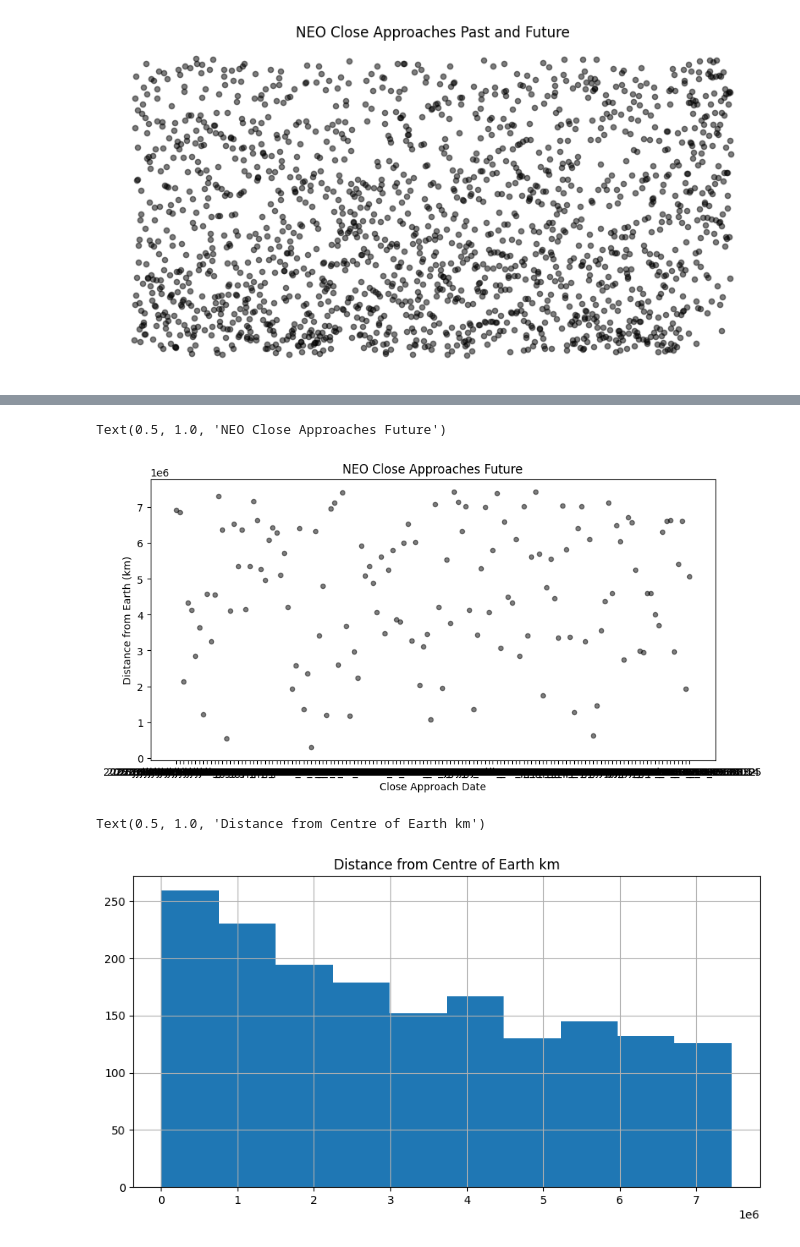
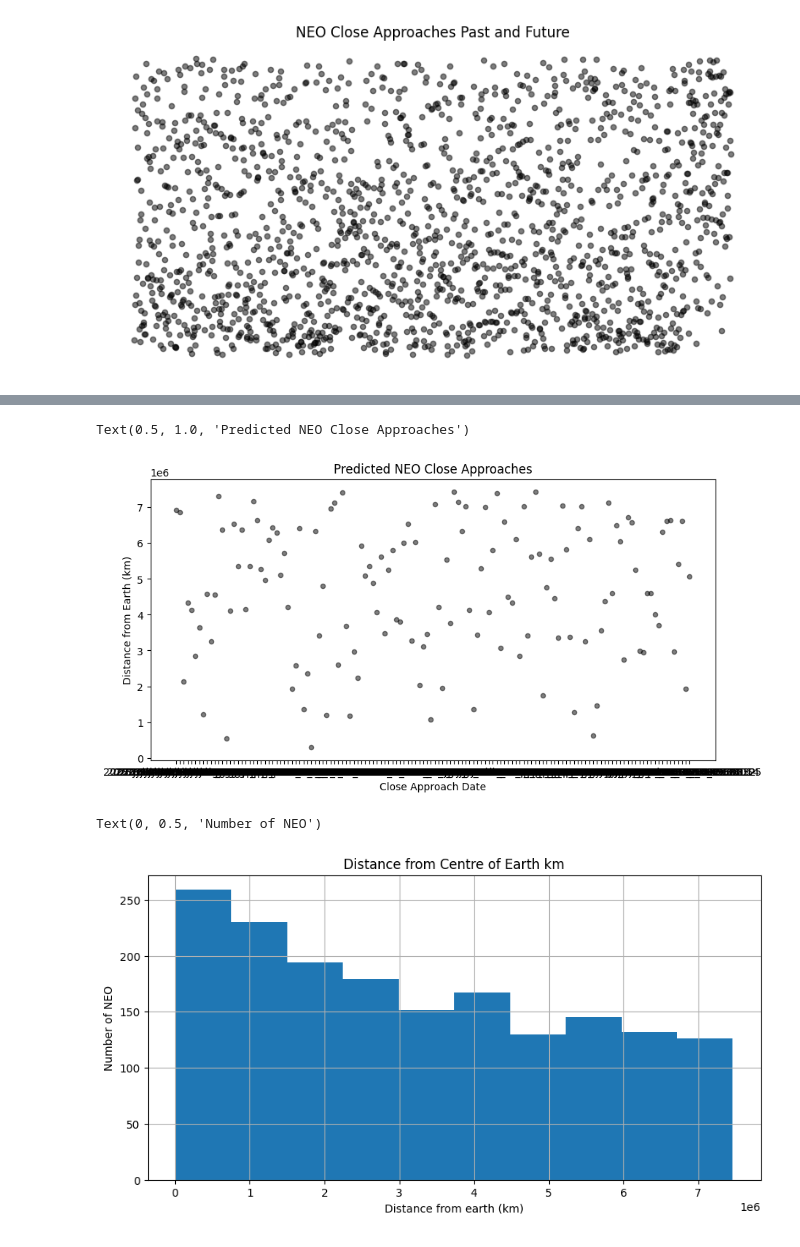
Before and after one commit to Soph-Baker/Data, a Jupyter notebook: NEO_Earth_Close_Approaches.ipynb, the cells around one changed output, grey strips where cells are left out. Saved outputs shown, nothing was run; the diff lists cells and outputs as text; code cells hidden in the pictures.

```diff
--- a/NEO_Earth_Close_Approaches.ipynb
+++ b/NEO_Earth_Close_Approaches.ipynb
@@ -86,14 +131,16 @@ plt.title('NEO Close Approaches Past')
 # %%
 NEO_future_data.plot(kind='scatter', x='Close_Approach_CA_Date', y='CA_Distance_Nominal_km', alpha=0.5, color='black')
 plt.xlabel('Close Approach Date')
 plt.ylabel('Distance from Earth (km)')
-plt.title('NEO Close Approaches Future')
+plt.title('Predicted NEO Close Approaches')
 # %% [output]
-Text(0.5, 1.0, 'NEO Close Approaches Future')
+Text(0.5, 1.0, 'Predicted NEO Close Approaches')
-[figure, old version]
+[figure, new version]
 # %%
 NEO_data.CA_Distance_Nominal_km.hist()
 plt.title(f"Distance from Centre of Earth km")
+plt.xlabel('Distance from earth (km)')
+plt.ylabel('Number of NEO')
 # %% [output]
-Text(0.5, 1.0, 'Distance from Centre of Earth km')
+Text(0, 0.5, 'Number of NEO')
-[figure, old version]
+[figure, new version]
```
Also changed, not shown: parts of 14 cells of this notebook.
